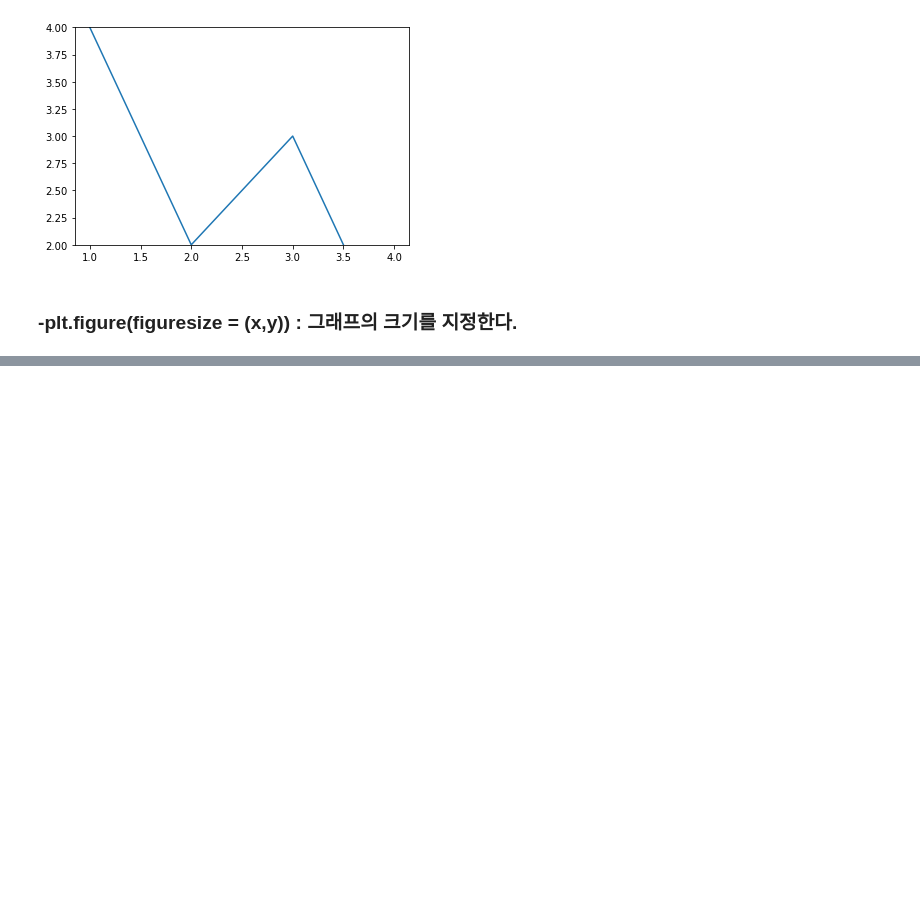
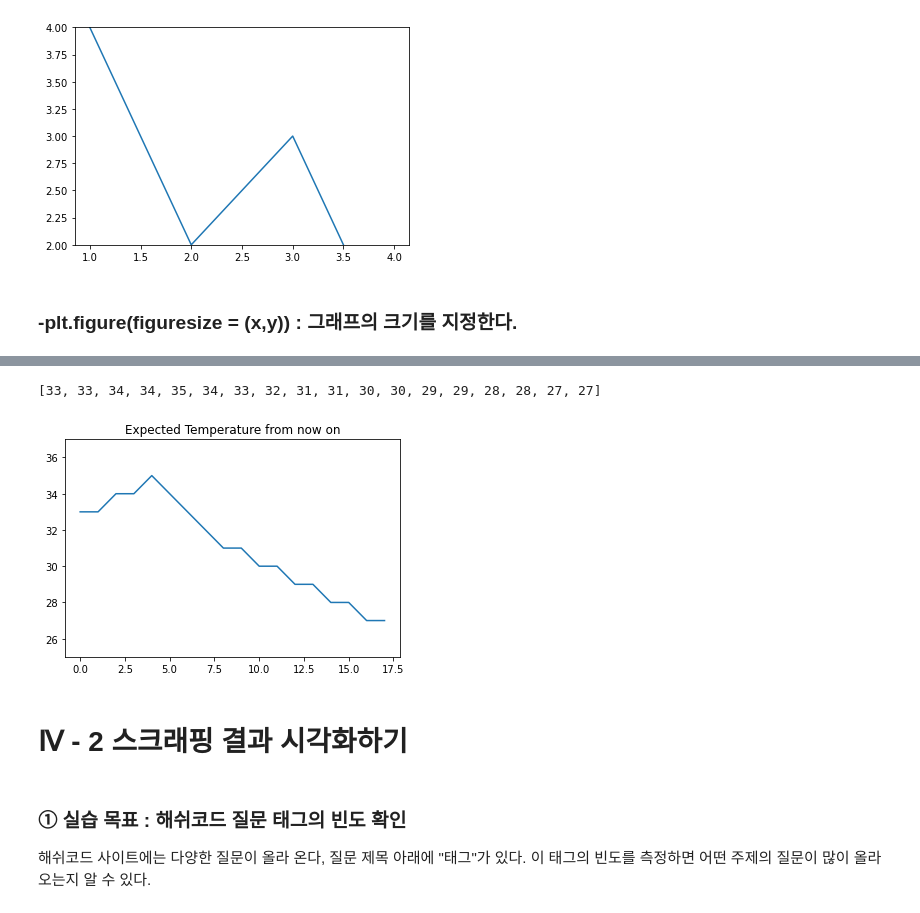
Before and after one commit to 05KBS23/CNU_Daily_study, a Jupyter notebook: python-basic/programmers/week4/Seaborn.ipynb, the cells around one changed output, grey strips where cells are left out. Drawn from its saved outputs; the diff is of its cells as text; code cells hidden in the pictures; blank space fills up the shorter version.

```diff
--- a/python-basic/programmers/week4/Seaborn.ipynb
+++ b/python-basic/programmers/week4/Seaborn.ipynb
@@ -87,0 +118,37 @@ plt.show()
+# %%
+driver = webdriver.Chrome(service=Service(ChromeDriverManager().install()))
+driver.get("https://www.weather.go.kr/w/index.do")
+driver.implicitly_wait(1)
+temp = driver.find_element(By.ID, "my-tchart").text
+
+# print(temp.split("\n")) : 역슬래쉬 기준으로 쪼개어 리스트 형태로 만듦
+# print(temp.replace("℃","").split("\n")) : replace는 ℃, ""(빈칸)으로 바꿈
+
+temp = [int(i) for i in temp.replace("℃","").split("\n")] # 자료형이 달라서 바꿔줘야함, 인자에 대해서 인티저타입으로 바궈줌, 리스트컴프리헨션
+
+print(temp)
+# %% [output]
+[33, 33, 34, 34, 35, 34, 33, 32, 31, 31, 30, 30, 29, 29, 28, 28, 27, 27]
+# %%
+import seaborn as sns
+import matplotlib.pyplot as plt
+
+plt.ylim(min(temp)-2, max(temp)+2)
+plt.title("Expected Temperature from now on")
+
+sns.lineplot(
+    x = [i for i in range(len(temp))],
+    y = temp
+)
+
+plt.show()
+
+#ylim길게
+# %% [output]
+[figure, added]
+# %% [markdown]
+# Ⅳ - 2 스크래핑 결과 시각화하기
+# %% [markdown]
+### ① 실습 목표 : 해쉬코드 질문 태그의 빈도 확인
+
+해쉬코드 사이트에는 다양한 질문이 올라 온다, 질문 제목 아래에 "태그"가 있다. 이 태그의 빈도를 측정하면 어떤 주제의 질문이 많이 올라오는지 알 수 있다.
```
Also changed, not shown: parts of 13 cells of this notebook.
